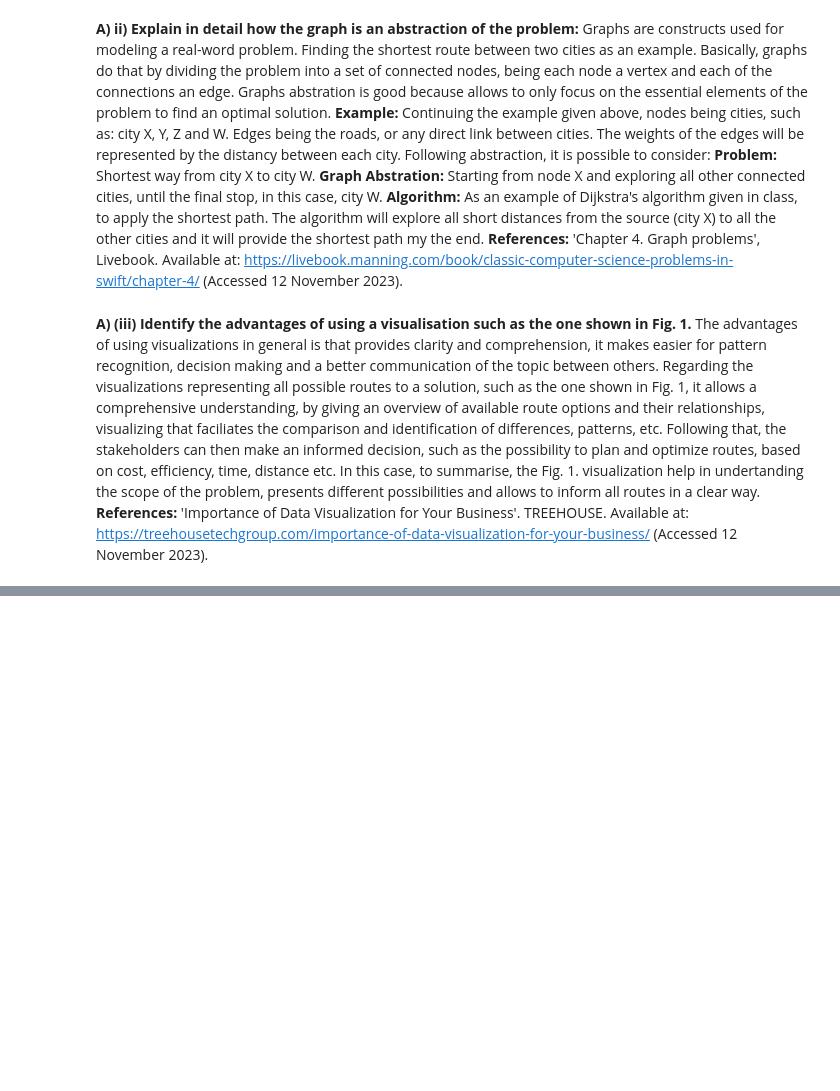
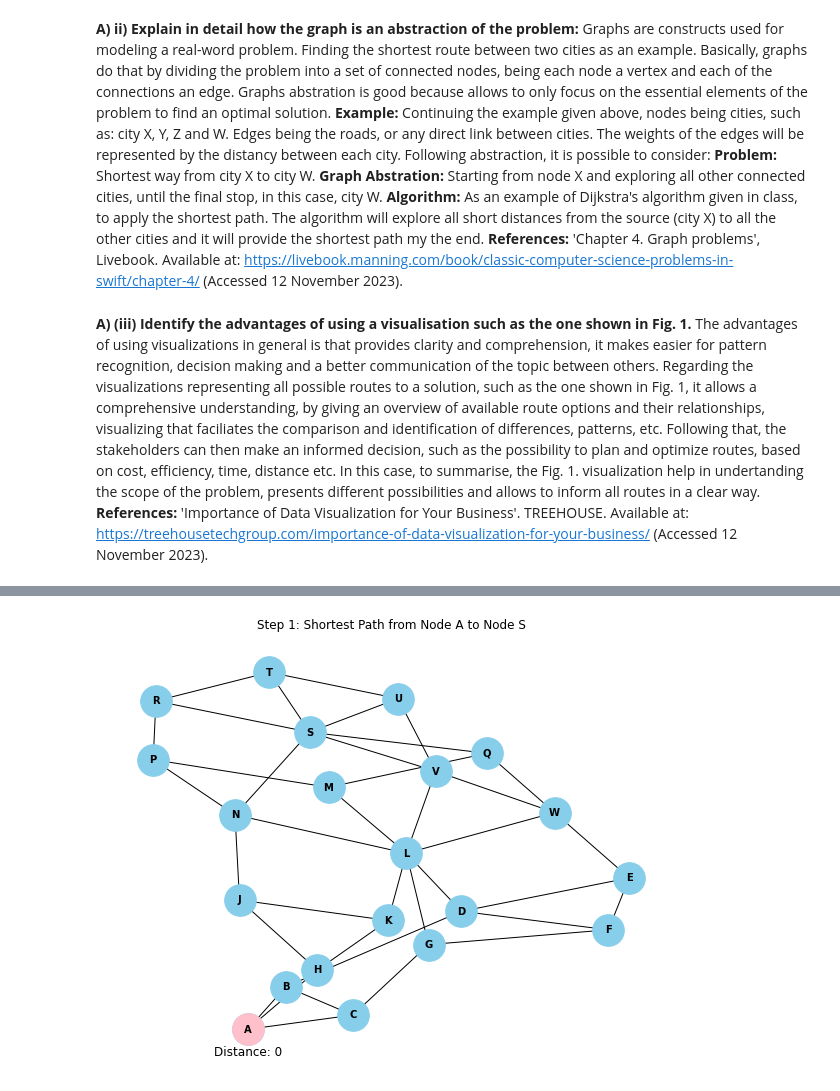
Before and after one commit to luizaalbuquerque/Luiza_DV_CA2, a Jupyter notebook: Luiza_DV_CA2.ipynb, the cells around one changed output, grey strips where cells are left out. Cells and saved outputs as stored; diff of their text form; code cells hidden in the pictures; blank space fills up the shorter version.

Commit message:
Dijkstra Algorithm - Raw

```diff
--- a/Luiza_DV_CA2.ipynb
+++ b/Luiza_DV_CA2.ipynb
@@ -28,0 +29,97 @@ In this case, to summarise, the Fig. 1. visualization help in undertanding the s
+# %%
+import networkx as nx
+import matplotlib.pyplot as plt
+import heapq
+
+# dijkstra algorithm
+def dijkstra(graph, start_node, end_node):
+#     created the set to store visited nodes
+    visited_nodes = set()
+#     hashmap to store distance between nodes
+    distances = {start_node: 0}
+    priority_queue = [(0, start_node)]
+    previous = {}
+
+    while priority_queue:
+        weight, node = heapq.heappop(priority_queue)
+
+        if node == end_node:
+            break
+
+        if node not in visited_nodes:
+            visited_nodes.add(node)
+            for neighbor, distance in graph[node].items():
+                if neighbor not in distances or distances[node] + distance < distances.get(neighbor, float('inf')):
+                    distances[neighbor] = distances[node] + distance
+                    heapq.heappush(priority_queue, (distances[neighbor], neighbor))
+                    previous[neighbor] = node
+
+    return distances, previous
+
+# plot the diagram to better visualization
+def plot_graph_with_path(graph, nodes, edges, distances, title):
+    G = nx.Graph(graph)
+    pos = nx.spring_layout(G)
+
+    plt.figure(figsize=(8, 6))
+
+    # Draw the graph
+    nx.draw(G, pos, with_labels=True, node_size=1000, node_color='skyblue', font_weight='bold', font_size=10)
+
+    # Highlight nodes and edges on diagram
+    nx.draw_networkx_nodes(G, pos, nodelist=nodes, node_color='pink', node_size=1000)
+    nx.draw_networkx_edges(G, pos, edgelist=edges, edge_color='red', width=2)
+
+    # Display distances alongside nodes on diagram
+    labels = {node: f"\n\n\nDistance: {distances[node]}" for node in nodes}
+    nx.draw_networkx_labels(G, pos, labels, font_color='black')
+
+    plt.title(title)
+    plt.axis('off')
+    plt.show()
+
+# graph as an adjacency list
+graph = {
+    'A': {'B': 1, 'C': 5, 'H': 2},
+    'B': {'A': 1, 'D': 4, 'C': 2},
+    'C': {'A': 5, 'B': 2, 'G': 1},
+    'D': {'B': 4, 'L': 7, 'F': 7, 'E': 4},
+    'E': {'D': 4, 'F': 3, 'W': 6},
+    'F': {'E': 3, 'D': 7, 'G': 2},
+    'G': {'F': 2, 'L': 3, 'C': 1},
+    'H': {'A': 2, 'K': 5, 'J': 9},
+    'J': {'H': 9, 'K': 3, 'N': 6},
+    'K': {'H': 5, 'J': 3, 'L': 5},
+    'L': {'K': 5, 'G': 3, 'D': 7, 'W': 8, 'V': 10, 'M': 4, 'N': 3},
+    'M': {'L': 4, 'P': 2, 'Q': 10},
+    'N': {'J': 6, 'L': 3, 'S': 7, 'P': 4},
+    'P': {'N': 4, 'M': 2, 'R': 5},
+    'Q': {'M': 10, 'W': 4, 'S': 8},
+    'R': {'P': 5, 'S': 4, 'T': 3},
+    'S': {'N': 7, 'Q': 8, 'V': 6, 'U': 2, 'T': 4, 'R': 4},
+    'T': {'R': 3, 'S': 4, 'U': 1},
+    'U': {'V': 3, 'S': 2, 'T': 1},
+    'V': {'W': 5, 'L': 10, 'S': 6, 'U': 3},
+    'W': {'E': 6, 'L': 8, 'Q': 4, 'V': 5}
+}
+
+# Define start and end nodes (As required in the question)
+start_node = 'A'
+end_node = 'S'
+
+# Run Dijkstra's algorithm and step by step + plot the progress
+distances, previous = dijkstra(graph, start_node, end_node)
+
+current_node = end_node
+shortest_path_nodes = [current_node]
+while current_node != start_node:
+    current_node = previous[current_node]
+    shortest_path_nodes.append(current_node)
+
+shortest_path_nodes.reverse()
+shortest_path_edges = [(shortest_path_nodes[i], shortest_path_nodes[i + 1]) for i in range(len(shortest_path_nodes) - 1)]
+
+for i in range(1, len(shortest_path_nodes) + 1):
+    plot_graph_with_path(graph, shortest_path_nodes[:i], shortest_path_edges[:i - 1], distances, f"Step {i}: Shortest Path from Node {start_node} to Node {end_node}")
+# %% [output]
+[figure, added]
```
Also changed, not shown: parts of 3 cells of this notebook.
